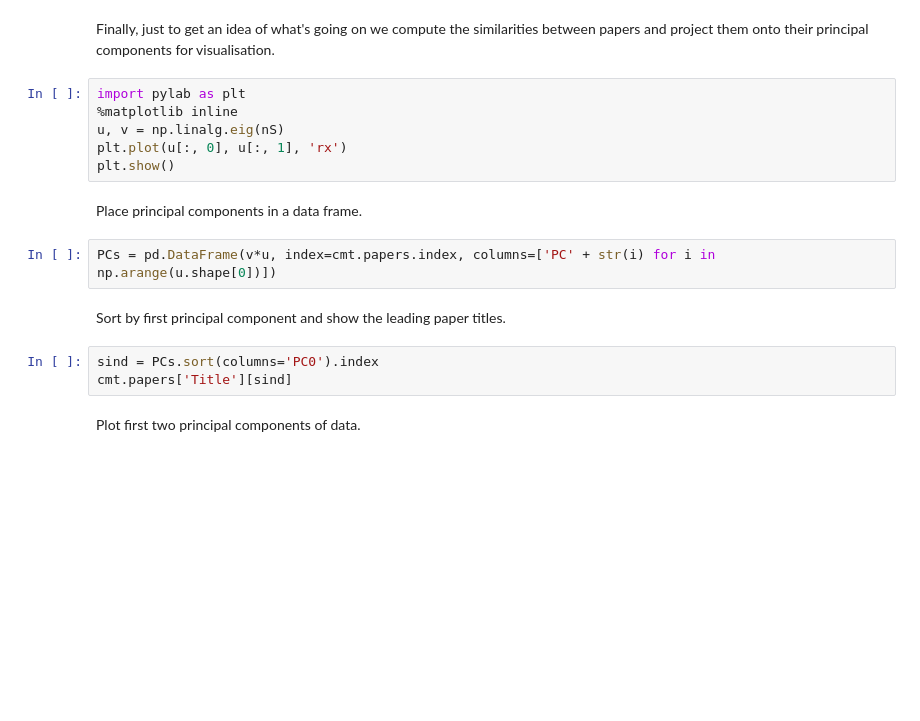
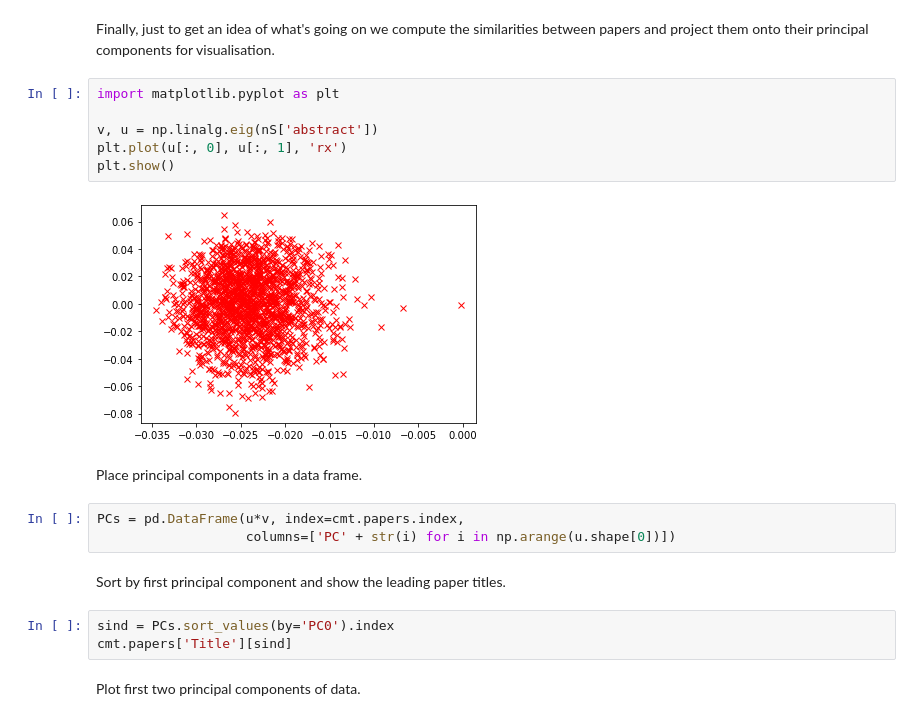
Before and after one commit to sods/neurips2014, a Jupyter notebook: Identify Shotgun Submissions.ipynb, the cells around one changed output. Cells and saved outputs as stored; diff of their text form; blank space fills up the shorter version.

```diff
--- a/Identify Shotgun Submissions.ipynb
+++ b/Identify Shotgun Submissions.ipynb
@@ -112,19 +116,22 @@ matches.to_csv(os.path.join(cmtutils.cmt_data_directory, 'top_40_matches_scores.
 # %% [markdown]
 Finally, just to get an idea of what's going on we compute the similarities between papers and project them onto their principal components for visualisation.
 # %%
-import pylab as plt
-%matplotlib inline
-u, v = np.linalg.eig(nS)
+import matplotlib.pyplot as plt
+
+v, u = np.linalg.eig(nS['abstract'])
 plt.plot(u[:, 0], u[:, 1], 'rx')
 plt.show()
+# %% [output]
+[figure, added]
 # %% [markdown]
 Place principal components in a data frame.
 # %%
-PCs = pd.DataFrame(v*u, index=cmt.papers.index, columns=['PC' + str(i) for i in np.arange(u.shape[0])])
+PCs = pd.DataFrame(u*v, index=cmt.papers.index,
+                   columns=['PC' + str(i) for i in np.arange(u.shape[0])])
 # %% [markdown]
 Sort by first principal component and show the leading paper titles.
 # %%
-sind = PCs.sort(columns='PC0').index
+sind = PCs.sort_values(by='PC0').index
 cmt.papers['Title'][sind]
 # %% [markdown]
 Plot first two principal components of data.
```
Also changed, not shown: parts of 9 cells of this notebook, 9 other files.
